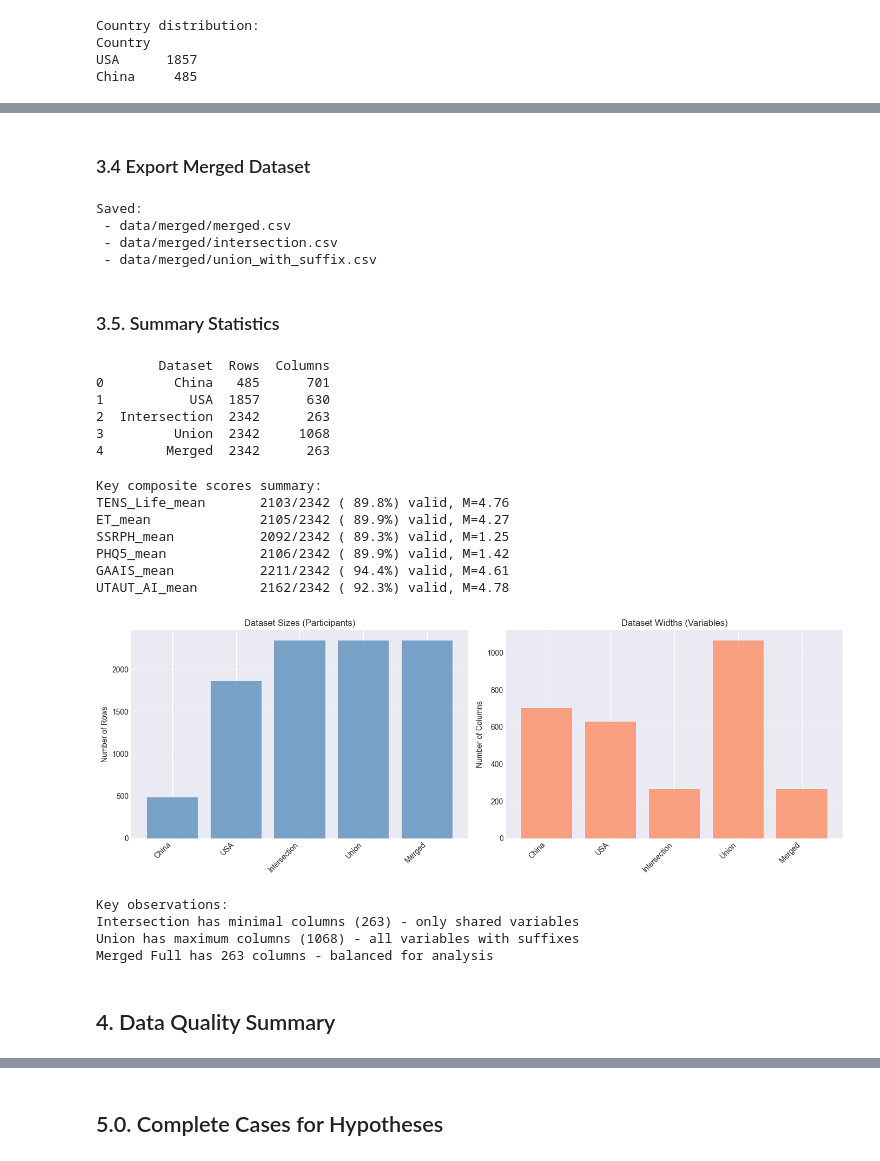
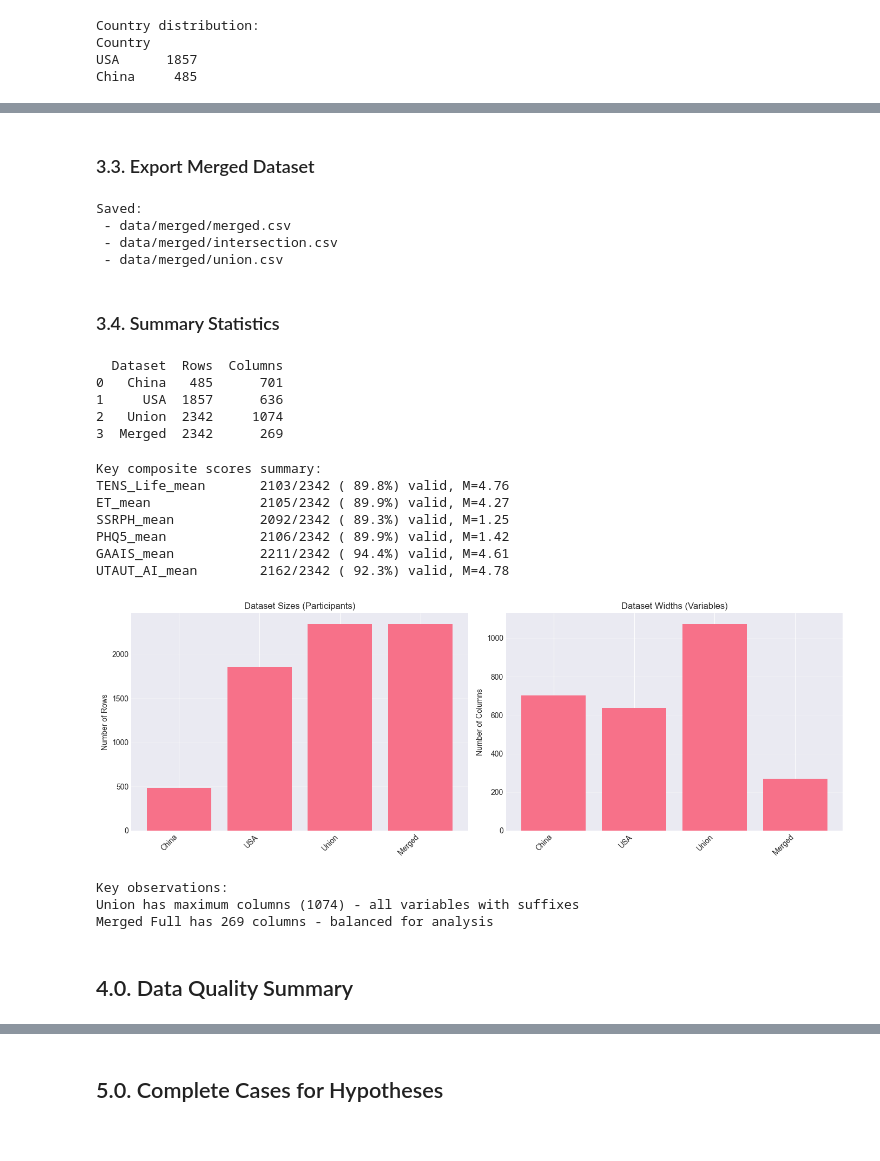
Before and after one commit to ZhaoJackson/AI_Attitude_Psychotherapy, a Jupyter notebook: Exploratory_Data_Analysis.ipynb, the cells around one changed output, grey strips where cells are left out. Drawn from its saved outputs; the diff is of its cells as text; code cells hidden in the pictures.

```diff
--- a/Exploratory_Data_Analysis.ipynb
+++ b/Exploratory_Data_Analysis.ipynb
@@ -452,8 +452,14 @@ for i in range(1, 7):
     if col in usa_reversed.columns:
         usa_reversed[f"TENS_Life_{i}r"] = 8 - usa_reversed[col]
 
-tens_for_mean = [f"TENS_Life_{i}r" for i in range(1, 7)] + [f"TENS_Life_{i}" for i in range(7, 10)]
+for i in range(1, 7):
+    rcol = f"TENS_Life_{i}r"
+    if rcol in usa_reversed.columns:
+        usa_renamed[rcol] = usa_reversed[rcol]
+
+tens_for_mean = [f"TENS_Life_{i}r" for i in range(1, 6 + 1)] + [f"TENS_Life_{i}" for i in range(7, 10)]
 tens_for_mean = [c for c in tens_for_mean if c in usa_reversed.columns]
 usa_renamed["TENS_Life_mean"] = usa_reversed[tens_for_mean].mean(axis=1)
-print(f"TENS_Life_mean: {len(tens_available_usa)} items (reversed 1-6), Mean={usa_renamed['TENS_Life_mean'].mean():.2f}")
+
+print(f"TENS_Life_mean: {len(tens_available_usa)} items, Mean={usa_renamed['TENS_Life_mean'].mean():.2f}")
 # %% [output]
@@ -627,13 +621,11 @@ Union: (2342, 1068)
 # %% [markdown]
-### 3.4 Export Merged Dataset
+### 3.3. Export Merged Dataset
 # %%
 # Save outputs
 merged_path = MERGED_DIR / "merged.csv"
-intersection_path = MERGED_DIR / "intersection.csv"
-union_path = MERGED_DIR / "union_with_suffix.csv"
+union_path = MERGED_DIR / "union.csv"
 
 merged.to_csv(merged_path, index=False)
-intersection.to_csv(intersection_path, index=False)
 union_with_suffix.to_csv(union_path, index=False)
 
 print("Saved:")
@@ -644,38 +636,35 @@ print(" -", union_path)
 Saved:
  - data/merged/merged.csv
  - data/merged/intersection.csv
- - data/merged/union_with_suffix.csv
+ - data/merged/union.csv
 # %% [markdown]
-### 3.5. Summary Statistics
+### 3.4. Summary Statistics
 # %%
 dataset_summary = pd.DataFrame({
     "Dataset": [
         "China", "USA",
-        "Intersection", "Union", "Merged"
+        "Union", "Merged"
     ],
     "Rows": [
         cn_coalesced.shape[0],
         usa_renamed.shape[0],
-        intersection.shape[0],
         union_with_suffix.shape[0],
         merged.shape[0]
     ],
     "Columns": [
         cn_coalesced.shape[1],
         usa_renamed.shape[1],
-        intersection.shape[1],
         union_with_suffix.shape[1],
         merged.shape[1]
     ]
 })
 print(dataset_summary)
 # %% [output]
-        Dataset  Rows  Columns
-0         China   485      701
-1           USA  1857      630
-2  Intersection  2342      263
-3         Union  2342     1068
-4        Merged  2342      263
+  Dataset  Rows  Columns
+0   China   485      701
+1     USA  1857      636
+2   Union  2342     1074
+3  Merged  2342      269
 # %%
 # Show summary of key variables
 print(f"Key composite scores summary:")
@@ -696,39 +685,35 @@ PHQ5_mean            2106/2342 ( 89.9%) valid, M=1.42
 GAAIS_mean           2211/2342 ( 94.4%) valid, M=4.61
 UTAUT_AI_mean        2162/2342 ( 92.3%) valid, M=4.78
 # %%
-# Visualize dataset dimensions
+# Visualize dataset sizes
 fig, axes = plt.subplots(1, 2, figsize=(14, 5))
 
-# Plot rows
-axes[0].bar(range(len(dataset_summary)), dataset_summary['Rows'], color='steelblue', alpha=0.7)
+axes[0].bar(range(len(dataset_summary)), dataset_summary['Rows'])
 axes[0].set_xticks(range(len(dataset_summary)))
 axes[0].set_xticklabels(dataset_summary['Dataset'], rotation=45, ha='right')
 axes[0].set_ylabel('Number of Rows')
 axes[0].set_title('Dataset Sizes (Participants)')
 axes[0].grid(axis='y', alpha=0.3)
 
-# Plot columns
-axes[1].bar(range(len(dataset_summary)), dataset_summary['Columns'], color='coral', alpha=0.7)
+axes[1].bar(range(len(dataset_summary)), dataset_summary['Columns'])
 axes[1].set_xticks(range(len(dataset_summary)))
 axes[1].set_xticklabels(dataset_summary['Dataset'], rotation=45, ha='right')
 axes[1].set_ylabel('Number of Columns')
 axes[1].set_title('Dataset Widths (Variables)')
 axes[1].grid(axis='y', alpha=0.3)
 
 plt.tight_layout()
 plt.show()
 # %% [output]
-[figure, old version]
+[figure, new version]
 # %%
 print("Key observations:")
-print(f"Intersection has minimal columns ({intersection.shape[1]}) - only shared variables")
 print(f"Union has maximum columns ({union_with_suffix.shape[1]}) - all variables with suffixes")
 print(f"Merged Full has {merged.shape[1]} columns - balanced for analysis")
 # %% [output]
 Key observations:
-Intersection has minimal columns (263) - only shared variables
-Union has maximum columns (1068) - all variables with suffixes
-Merged Full has 263 columns - balanced for analysis
+Union has maximum columns (1074) - all variables with suffixes
+Merged Full has 269 columns - balanced for analysis
 # %% [markdown]
-## 4. Data Quality Summary
+## 4.0. Data Quality Summary
 # %%
```
Also changed, not shown: parts of 38 cells of this notebook, 1 other file.
